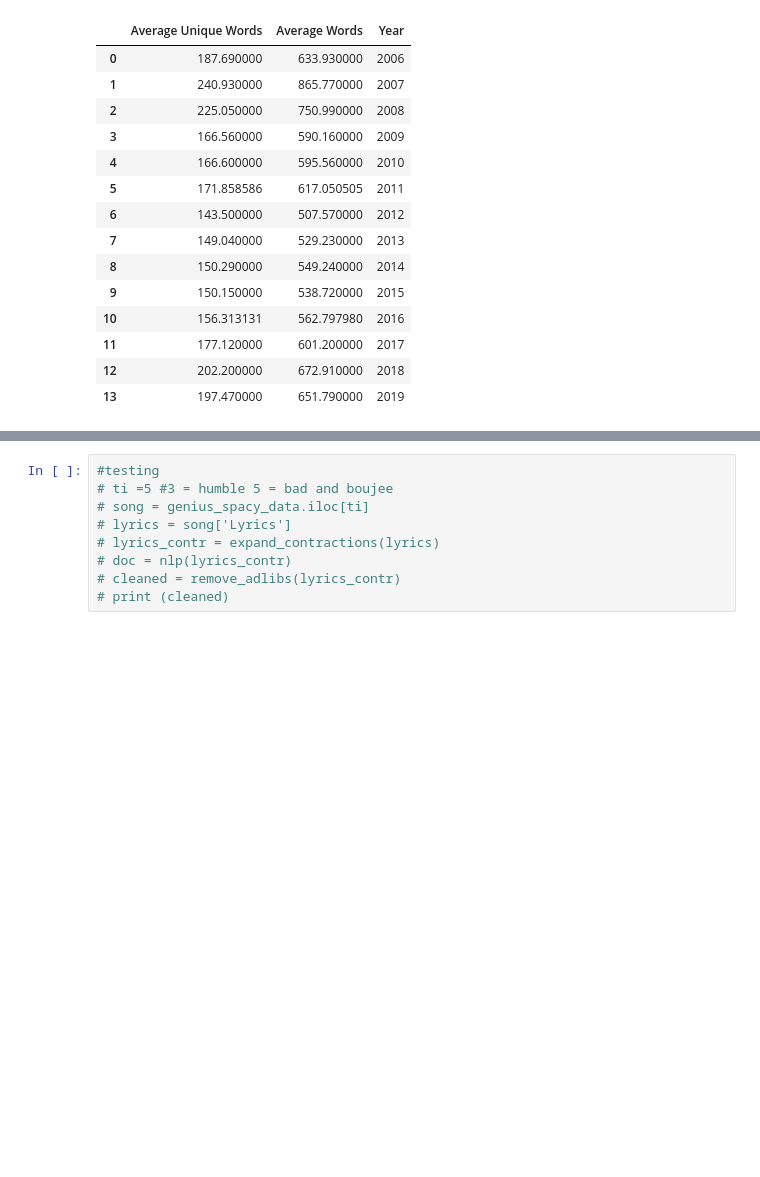
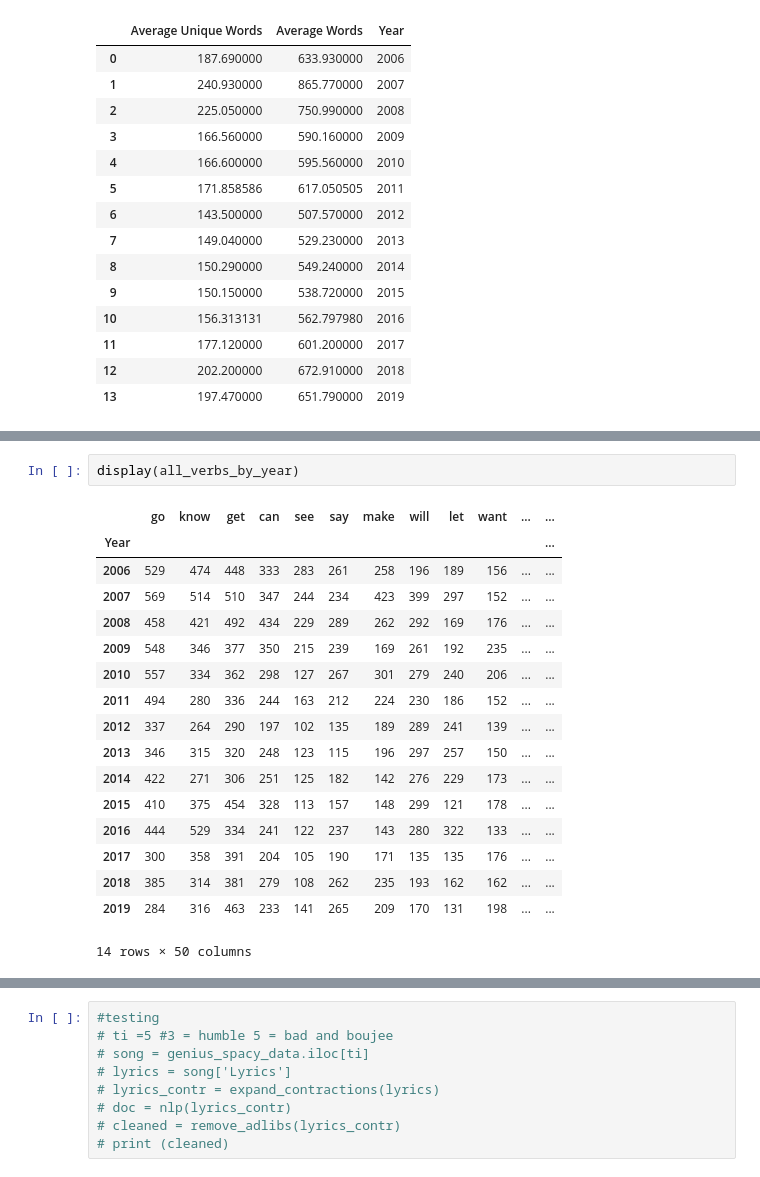
Before and after one commit to bhavishy6/thrutheyears, a Jupyter notebook: thrutheyears.ipynb, the cells around one changed output, grey strips where cells are left out. Drawn from its saved outputs; the diff is of its cells as text; blank space fills up the shorter version.

```diff
--- a/thrutheyears.ipynb
+++ b/thrutheyears.ipynb
@@ -495,0 +564,20 @@ display(year_summary)
+# %%
+display(all_verbs_by_year)
+# %% [output]
+|  | go | know | get | can | see | say | make | will | let | want | ... | ... |
+| Year |  |  |  |  |  |  |  |  |  |  |  | ... |
+| 2006 | 529 | 474 | 448 | 333 | 283 | 261 | 258 | 196 | 189 | 156 | ... | ... |
+| 2007 | 569 | 514 | 510 | 347 | 244 | 234 | 423 | 399 | 297 | 152 | ... | ... |
+| 2008 | 458 | 421 | 492 | 434 | 229 | 289 | 262 | 292 | 169 | 176 | ... | ... |
+| 2009 | 548 | 346 | 377 | 350 | 215 | 239 | 169 | 261 | 192 | 235 | ... | ... |
+| 2010 | 557 | 334 | 362 | 298 | 127 | 267 | 301 | 279 | 240 | 206 | ... | ... |
+| 2011 | 494 | 280 | 336 | 244 | 163 | 212 | 224 | 230 | 186 | 152 | ... | ... |
+| 2012 | 337 | 264 | 290 | 197 | 102 | 135 | 189 | 289 | 241 | 139 | ... | ... |
+| 2013 | 346 | 315 | 320 | 248 | 123 | 115 | 196 | 297 | 257 | 150 | ... | ... |
+| 2014 | 422 | 271 | 306 | 251 | 125 | 182 | 142 | 276 | 229 | 173 | ... | ... |
+| 2015 | 410 | 375 | 454 | 328 | 113 | 157 | 148 | 299 | 121 | 178 | ... | ... |
+| 2016 | 444 | 529 | 334 | 241 | 122 | 237 | 143 | 280 | 322 | 133 | ... | ... |
+| 2017 | 300 | 358 | 391 | 204 | 105 | 190 | 171 | 135 | 135 | 176 | ... | ... |
+| 2018 | 385 | 314 | 381 | 279 | 108 | 262 | 235 | 193 | 162 | 162 | ... | ... |
+| 2019 | 284 | 316 | 463 | 233 | 141 | 265 | 209 | 170 | 131 | 198 | ... | ... |
+14 rows × 50 columns
```
Also changed, not shown: parts of 9 cells of this notebook.
